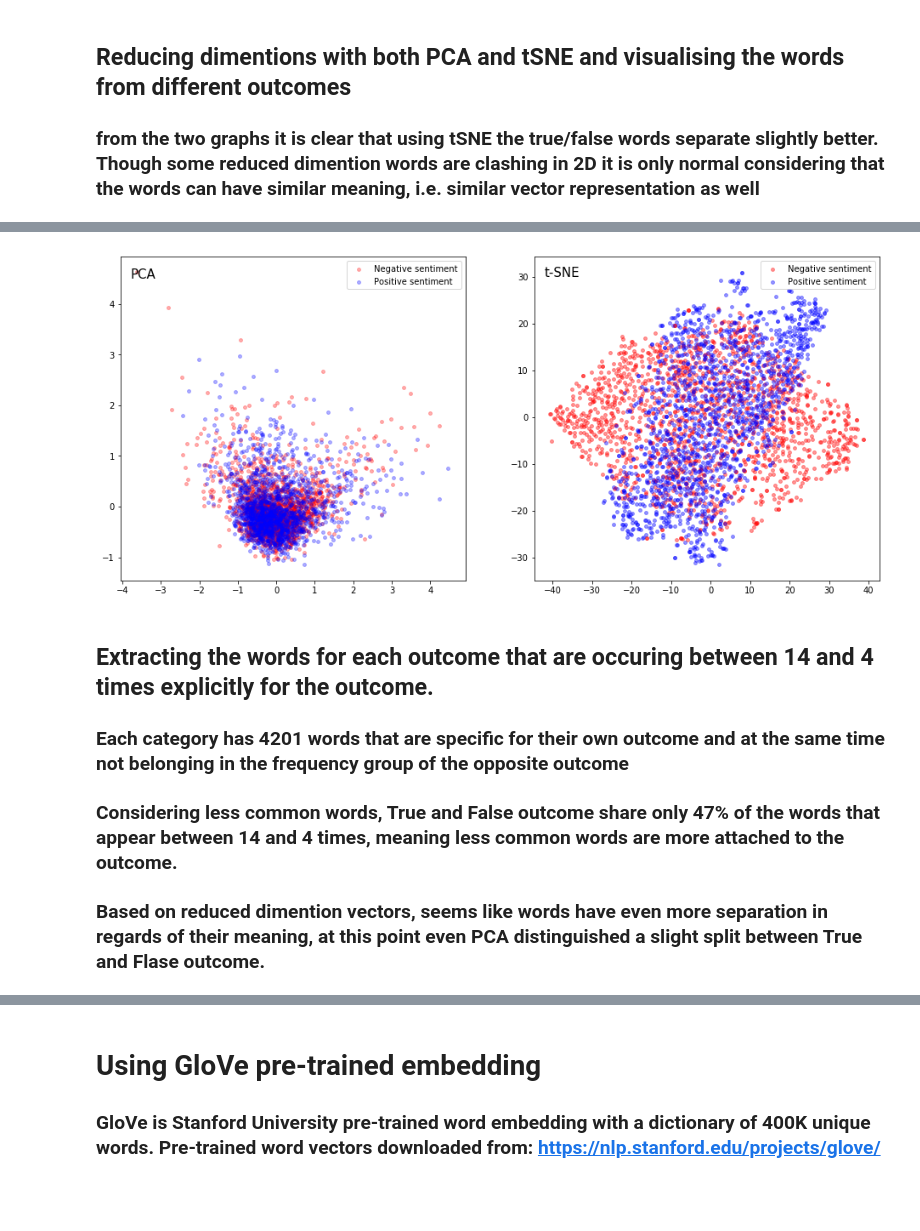
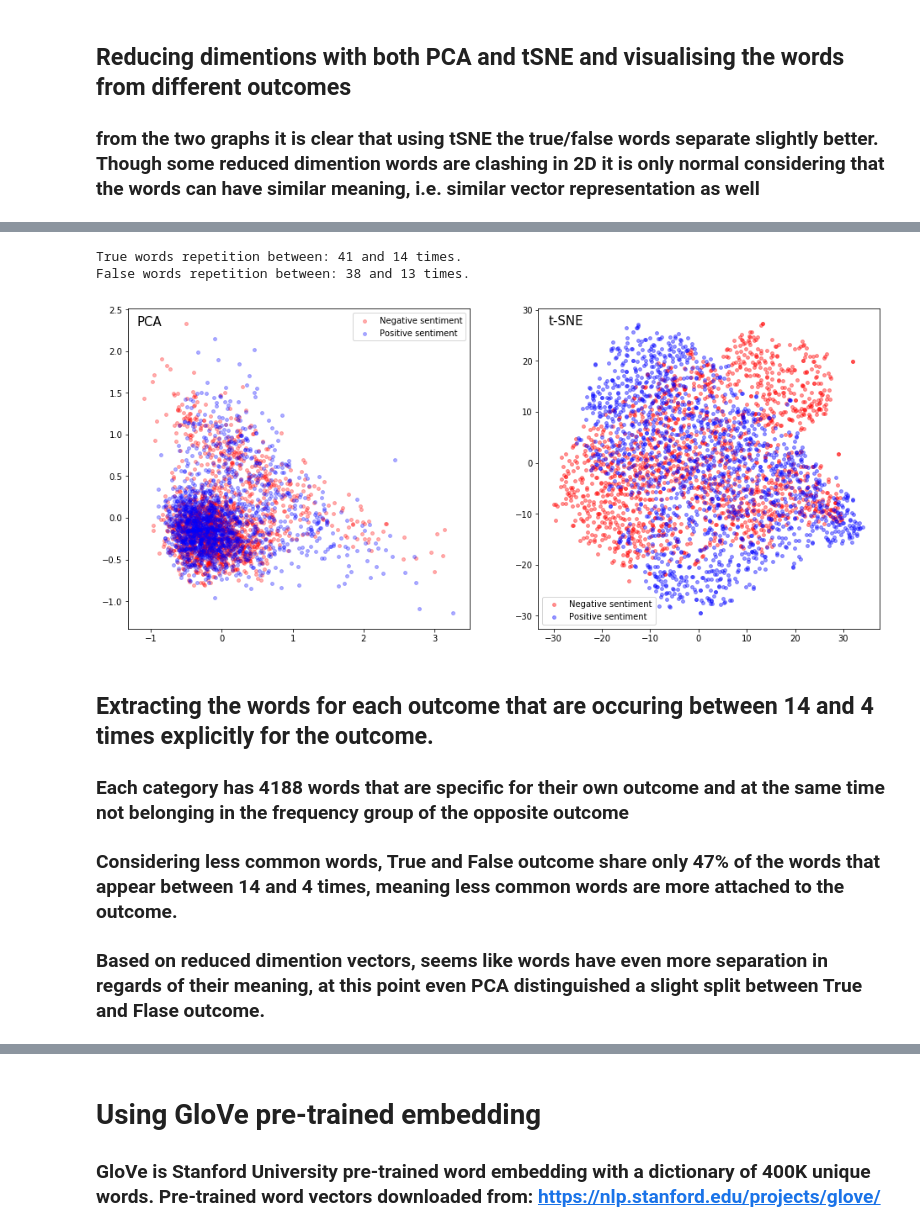
Before and after one commit to gabaslava/imdb, a Jupyter notebook: 22_Part_II_text_analysis.ipynb, the cells around one changed output, grey strips where cells are left out. Saved outputs shown, nothing was run; the diff lists cells and outputs as text; code cells hidden in the pictures; blank space fills up the shorter version.

```diff
--- a/22_Part_II_text_analysis.ipynb
+++ b/22_Part_II_text_analysis.ipynb
@@ -320,8 +363,7 @@ plt.legend((p1[0], p2[0]), ('Validation reviews', 'Correct Prediction'));
 # %%
 import gensim
 
-model=gensim.models.Word2Vec(sentences=X, size=100, window=5, min_count=1)
-model.train(X, total_examples=len(X), epochs=3)
+model=gensim.models.Word2Vec(sentences=X_v, size=100, window=4, min_count=2)
 unique_words=list(model.wv.vocab)
 len(unique_words)
 # %% [output]
@@ -369,3 +411,11 @@ def word_and_vec(vectors_file):
 word_embeddings = word_and_vec('gensimmodel_word2vec.csv')
 # %% [markdown]
 ### Now vectorizing the texts.
+# %%
+#removing the unnecessary words from reviews, creating updated corpora:
+stop_ws = ["myself", "our", "ours", "ourselves", "you", "your", "yours", "yourself", "yourselves", "him", "his", "himself", "she", "her", "hers", "herself", "itself", "they", "them", "their", "theirs", "themselves", "what", "which", "who", "whom", "this", "that", "these", "those", "are", "was", "were", "be", "been", "being", "have", "has", "had", "having", "do", "does", "did", "doing", "but", "because", "until", "while", "for", "with", "about", "against", "between", "into", "through", "during", "before", "after", "above", "below", "from", "down", "out", "off", "over", "under", "again", "further", "then", "once", "here", "there", "when", "where", "why", "how", "all", "any", "both", "each", "few", "more", "most", "other", "some", "such", "only", "own", "same", "than", "too", "very", "can", "will", "just", "should", "now"]
+X_vv = []
+
+for i in X_v:
+    rev = [word for word in i if word not in stop_ws]
+    X_vv.append(rev)
@@ -441,12 +494,14 @@ ax1.text(15, 26, 'Negative Sentiment', color='r', fontsize=13, alpha=0.5);
 # %%
 X_true=[]
 X_false=[]
-for i,e in zip(X,Y):
+for i,e in zip(X_vv,Y_v):
     if e == True:
         X_true += i
     elif e == False:
         X_false += i
 true_unique =  pd.DataFrame.from_dict(Counter(X_true), orient='index').reset_index().sort_values(by=[0], ascending=False)
 false_unique = pd.DataFrame.from_dict(Counter(X_false), orient='index').reset_index().sort_values(by=[0], ascending=False)
-len(true_unique), len(false_unique)
+
+print(len(true_unique), len(false_unique))
+print(len(true_unique.loc[true_unique[0]>1]), len(false_unique.loc[false_unique[0]>1]))
 # %% [output]
@@ -479,8 +535,8 @@ def words_vectorized(words, embeddings, vec_dim, unique_word_emb):
     for w,i in zip(words,range(len(words))):
         if w in unique_word_emb:
             vectorized_words[i] = embeddings[w]
-        else:
-            vectorized_words[i] = np.zeros(50)
+        '''else:
+            vectorized_words[i] = np.zeros(vec_dim)'''
     return vectorized_words
 
 exp_true_vectors = words_vectorized(exp_true_in_top3000, word_embeddings, 100, unique_words)
@@ -534,32 +594,39 @@ len(exp_middle_true_vectors), len(exp_middle_false_vectors)
+# %%
+print('True words repetition between: %d and %d times. \nFalse words repetition between: %d and %d times.' %
+     (max(true_unique[3000:7000][0]), min(true_unique[3000:7000][0]),
+      max(false_unique[3000:7000][0]), min(false_unique[3000:7000][0])))
+# %% [output]
+True words repetition between: 41 and 14 times.
+False words repetition between: 38 and 13 times.
 # %%
 pca_true_exp_middle = PCA(n_components=2).fit_transform(exp_middle_true_vectors)
 pca_false_exp_middle = PCA(n_components=2).fit_transform(exp_middle_false_vectors)
 
 tsne = TSNE(n_components=2, perplexity=40, n_iter=500)
 tsne_true_exp_middle = tsne.fit_transform(exp_middle_true_vectors)
 tsne_false_exp_middle = tsne.fit_transform(exp_middle_false_vectors)
 
 fig = plt.figure(figsize=(16,7))
 ax1 = fig.add_subplot(121)
 ax2 = fig.add_subplot(122)
 
 ax1.scatter([i[0] for i in pca_false_exp_middle], [i[1] for i in pca_false_exp_middle],
             s=15, c='r', marker="o", label='Negative sentiment', alpha=0.3)
 ax1.scatter([i[0] for i in pca_true_exp_middle], [i[1] for i in pca_true_exp_middle],
             s=15, c='b', marker="o", label='Positive sentiment', alpha=0.3)
-ax1.text(-3.8, 4.5, 'PCA', fontsize=15)
+ax1.text(-1.2, 2.3, 'PCA', fontsize=15)
 ax1.legend()
 ax2.scatter([i[0] for i in tsne_false_exp_middle], [i[1] for i in tsne_false_exp_middle],
             s=15, c='r', marker="o", label='Negative sentiment', alpha=0.4)
 ax2.scatter([i[0] for i in tsne_true_exp_middle], [i[1] for i in tsne_true_exp_middle],
             s=15, c='b', marker="o", label='Positive sentiment', alpha=0.4)
-ax2.text(-42, 30, 't-SNE', fontsize=15)
+ax2.text(-31, 27, 't-SNE', fontsize=15)
 ax2.legend();
 # %% [output]
-[figure, old version]
+[figure, new version]
 # %% [markdown]
 ## Extracting the words for each outcome that are occuring between 14 and 4 times explicitly for the outcome.
-### Each category has 4201 words that are specific for their own outcome and at the same time not belonging in the frequency group of the opposite outcome
+### Each category has 4188 words that are specific for their own outcome and at the same time not belonging in the frequency group of the opposite outcome
 ### Considering less common words, True and False outcome share only 47% of the words that appear between 14 and 4 times, meaning less common words are more attached to the outcome.
 ### Based on reduced dimention vectors, seems like words have even more separation in regards of their meaning, at this point even PCA distinguished a slight split between True and Flase outcome.
 # %%
```
Also changed, not shown: parts of 33 cells of this notebook.
